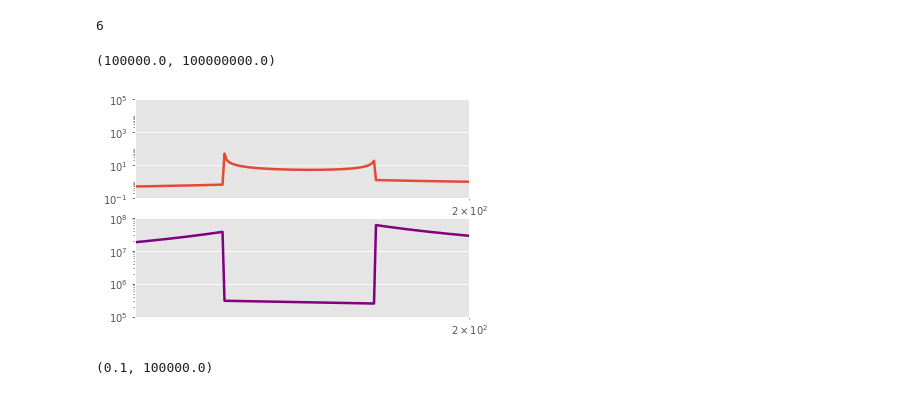
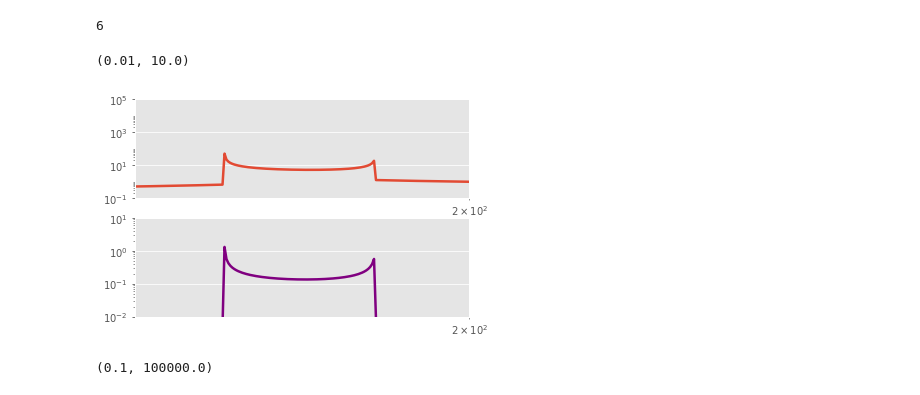
Before and after one commit to zpenoyre/Caustics, a Jupyter notebook: analyticPlots.ipynb, the cells around one changed output. Cells and saved outputs as stored; diff of their text form; code cells hidden in the pictures.

```diff
--- a/analyticPlots.ipynb
+++ b/analyticPlots.ipynb
@@ -205,23 +314,23 @@ print(turnRads.size)
 # %%
 midZoom=mpl.gridspec.GridSpec(2,1)
 
 cRhoR = plt.subplot(midZoom[0,0])
 cRhoR.loglog(cR,cDens)
 #rhoR.loglog(aR,threeOver*aDens[-1]/threeOver[-1],linestyle='-')
 #rhoR.loglog(aR,three*aDens[-1]/three[-1],linestyle='-')
 cRhoR.set_xlim([190,200])
 cRhoR.set_ylim([0.1,1e5])
 
 cGradR = plt.subplot(midZoom[1,0])
 #gradR.loglog(aR[aGra d>0],aGrad[aGrad>0],c='blue')
 #gradR.loglog(aR[aGrad<0],-aGrad[aGrad<0],c='purple')
 cGradR.loglog(cR,np.abs(cGrad),c='purple')
 cGradR.vlines(turns,1,1e9)
 cGradR.set_xlim([190,200])
-cGradR.set_ylim([1e5,1e8])
+cGradR.set_ylim([1e-2,1e1])
 # %% [output]
-(100000.0, 100000000.0)
+(0.01, 10.0)
-[figure, old version]
+[figure, new version]
 # %%
 zRhoR = plt.gca()
 zRhoR.loglog(zR,zDens)
```
Also changed, not shown: parts of 13 cells of this notebook, 9 other files.
